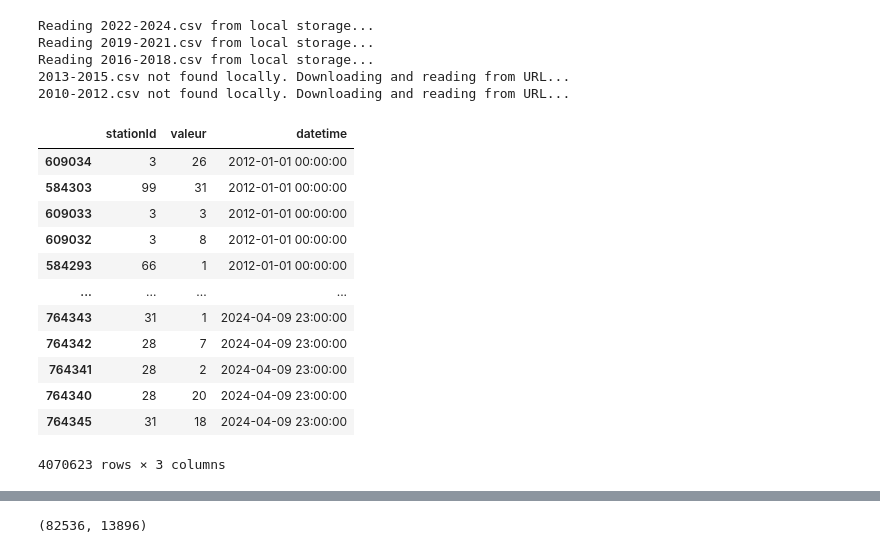
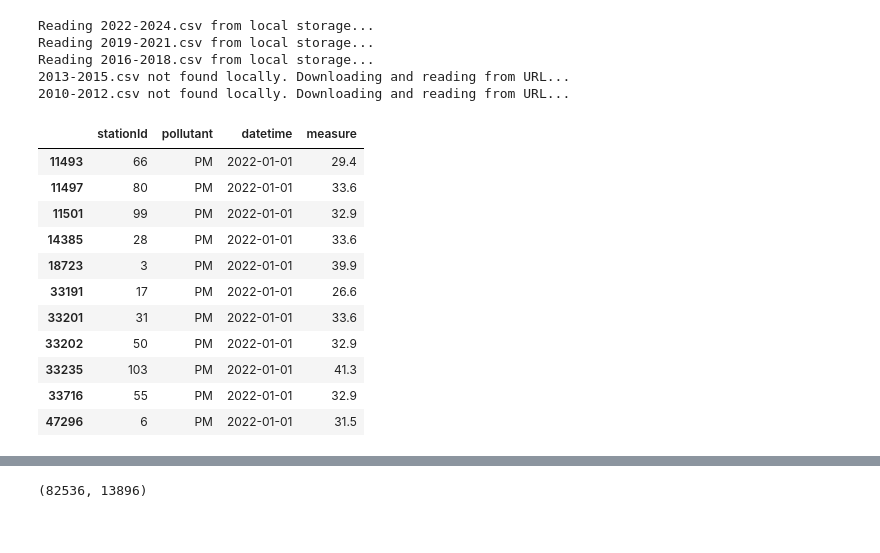
Before and after one commit to Magellol/montreal-aqi-predictions, a Jupyter notebook: index.ipynb, the cells around one changed output, grey strips where cells are left out. Cells and saved outputs as stored; diff of their text form; code cells hidden in the pictures.

```diff
--- a/index.ipynb
+++ b/index.ipynb
@@ -185,35 +187,45 @@ Reading 2016-2018.csv from local storage...
 2013-2015.csv not found locally. Downloading and reading from URL...
 2010-2012.csv not found locally. Downloading and reading from URL...
 # %%
+formulaes = {
+    "SO2": 500,
+    "CO": 35,
+    "O3": 160,
+    "NO2": 400,
+    "PM": 35
+}
+
+
 df = pd.concat([df1, df2, df3, df4, df5])
 df['datetime'] = pd.to_datetime(df['date'] + ' ' + df['heure'].astype(str) + ':00:00',
-
                                 format = '%Y-%m-%d %H:%M:%S',
                                 errors = 'coerce')
-df.drop(["heure", "polluant", "date"], axis=1, inplace=True)
-df.sort_values("datetime", inplace=True)
+df.drop(["heure", "date"], axis=1, inplace=True)
+df['reference_value'] = df['polluant'].map(formulaes)
 
-# Taking a sample of data for a given datetime and station id
-# df[(df["stationId"] == 103) & (df["datetime"] == "2024-04-15 19:00:00")]
+# AQI (valeur) to measure
+df['measure'] = (df['valeur'] / 50) * df['reference_value']
+df.rename(columns={"polluant": "pollutant"}, inplace=True)
+df.drop(['valeur', 'reference_value'], axis=1, inplace=True)
+# df.sort_values("datetime", inplace=True)
 
 df = filter_known_range(df)
 
-assert df[df.isna().any(axis=1)].empty == True
-df
+# assert df[df.isna().any(axis=1)].empty == True
+df[(df['datetime'] == pd.Timestamp("2022-01-01 00:00:00")) & (df['pollutant'] == "PM")]
 # %% [output]
-|  | stationId | valeur | datetime |
-| 609034 | 3 | 26 | 2012-01-01 00:00:00 |
-| 584303 | 99 | 31 | 2012-01-01 00:00:00 |
-| 609033 | 3 | 3 | 2012-01-01 00:00:00 |
-| 609032 | 3 | 8 | 2012-01-01 00:00:00 |
-| 584293 | 66 | 1 | 2012-01-01 00:00:00 |
-| ... | ... | ... | ... |
-| 764343 | 31 | 1 | 2024-04-09 23:00:00 |
-| 764342 | 28 | 7 | 2024-04-09 23:00:00 |
-| 764341 | 28 | 2 | 2024-04-09 23:00:00 |
-| 764340 | 28 | 20 | 2024-04-09 23:00:00 |
-| 764345 | 31 | 18 | 2024-04-09 23:00:00 |
+|  | stationId | pollutant | datetime | measure |
+| 11493 | 66 | PM | 2022-01-01 | 29.4 |
+| 11497 | 80 | PM | 2022-01-01 | 33.6 |
+| 11501 | 99 | PM | 2022-01-01 | 32.9 |
+| 14385 | 28 | PM | 2022-01-01 | 33.6 |
+| 18723 | 3 | PM | 2022-01-01 | 39.9 |
+| 33191 | 17 | PM | 2022-01-01 | 26.6 |
+| 33201 | 31 | PM | 2022-01-01 | 33.6 |
+| 33202 | 50 | PM | 2022-01-01 | 32.9 |
+| 33235 | 103 | PM | 2022-01-01 | 41.3 |
+| 33716 | 55 | PM | 2022-01-01 | 32.9 |
+| 47296 | 6 | PM | 2022-01-01 | 31.5 |
-4070623 rows × 3 columns
 # %%
 # the data contains measurements across various stations (spread over the MTL territory).
 # We can take the maximum measurement for a given station for a given datetime (regardless of the pollutant).
```
Also changed, not shown: parts of 14 cells of this notebook.
